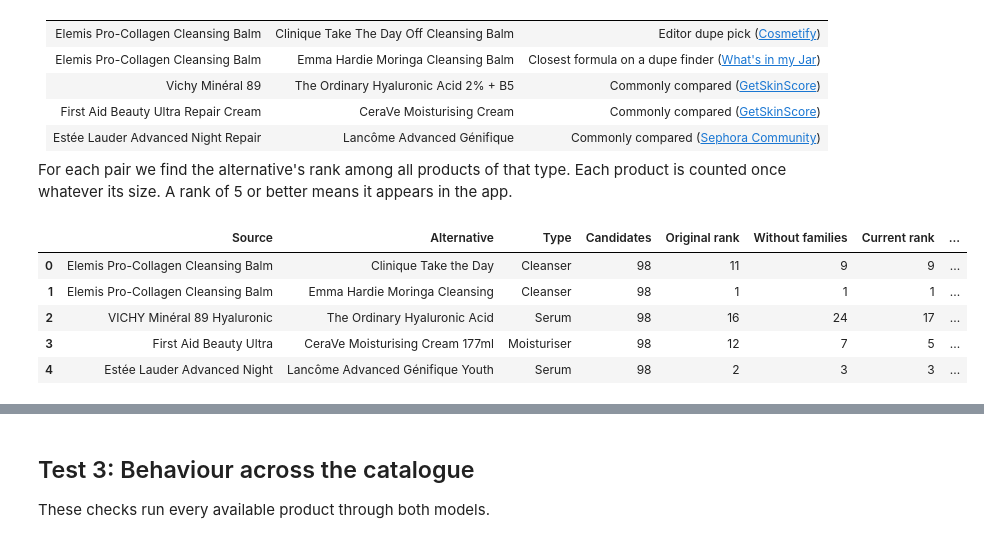
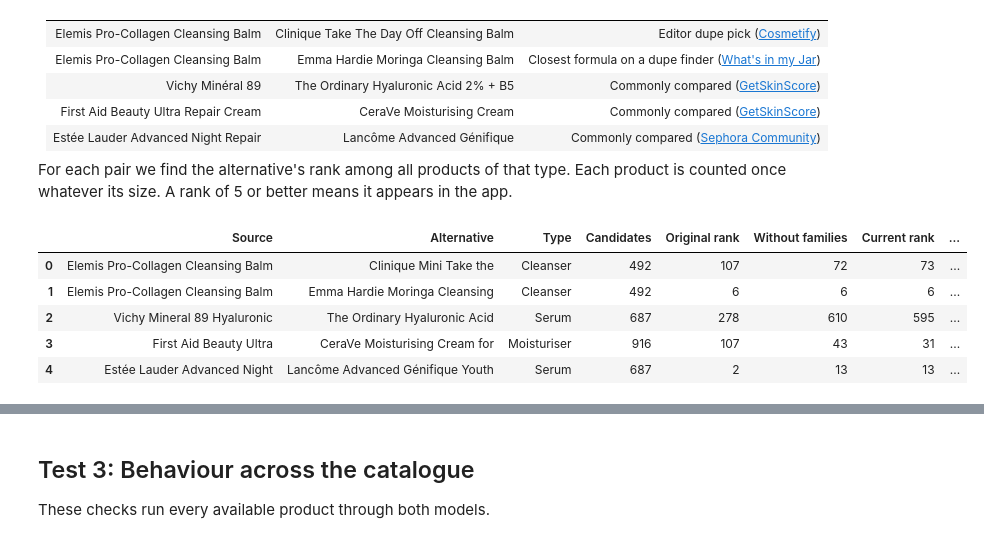
Before and after one commit to marykinya/skincare_recommendation, a Jupyter notebook: notebooks/evaluation.ipynb, the cells around one changed output, grey strips where cells are left out. Drawn from its saved outputs; the diff is of its cells as text; code cells hidden in the pictures.

Commit message:
Clean scraped data, fix encoding and brands, hide bundles, light theme, rerun evaluation

```diff
--- a/notebooks/evaluation.ipynb
+++ b/notebooks/evaluation.ipynb
@@ -45,14 +45,22 @@ print(f'{len(df):,} available products across {len(TYPES)} product types')
 
 The original scoring code is reproduced here so both models run on the same data.
 # %%
-def legacy_ingredient_similarity(g, i):
+def legacy_matrix(g):
     def weighted_str(ingredients):
         parts = []
         for rank, ingr in enumerate(ingredients, start=1):
             parts.extend([str(ingr).strip()] * max(1, 6 - rank))
         return ' '.join(parts)
-    vectors = TfidfVectorizer().fit_transform(g['ingredients'].apply(weighted_str))
-    return cosine_similarity(vectors[i], vectors).flatten()
+    return cosine_similarity(TfidfVectorizer().fit_transform(g['ingredients'].apply(weighted_str)))
+
+
+# Similarity matrices are computed once per product type and reused
+SIM = {t: {'current': r.similarity_matrix(g), 'nofam': r.similarity_matrix(g, use_families=False),
+           'legacy': legacy_matrix(g)} for t, g in TYPES.items()}
+
+
+def legacy_ingredient_similarity(g, i):
+    return SIM[g['product_type'][0]]['legacy'][i]
 
 
 def legacy_scores(g, i):
@@ -72,8 +80,12 @@ def legacy_recommend(g, i, top_n=5, threshold=0.1):
     return g.iloc[picks]
 
 
+def current_sim(g, i, use_families=True):
+    return SIM[g['product_type'][0]]['current' if use_families else 'nofam'][i]
+
+
 def current_scores(g, i, cheaper_only=False, use_families=True):
-    sim = r.ingredient_similarity(g, i, use_families=use_families)
+    sim = current_sim(g, i, use_families)
     prices = pd.to_numeric(g['display_price'], errors='coerce')
     price = r.price_scores(prices, prices.iloc[i], cheaper_only)
     rating = r.rating_scores(pd.to_numeric(g['product_rating'], errors='coerce'))
@@ -117,9 +129,9 @@ def variant_ranks(similarity_fn):
     return np.array(ranks), np.mean(rand_hit1), np.mean(rand_hit5)
 
 
-cur_ranks, rand1, rand5 = variant_ranks(r.ingredient_similarity)
+cur_ranks, rand1, rand5 = variant_ranks(current_sim)
 old_ranks, _, _ = variant_ranks(legacy_ingredient_similarity)
-nofam_ranks, _, _ = variant_ranks(lambda g, i: r.ingredient_similarity(g, i, use_families=False))
+nofam_ranks, _, _ = variant_ranks(lambda g, i: current_sim(g, i, use_families=False))
 
 def summarise(ranks):
     return {'Hit@1': (ranks == 1).mean(), 'Hit@5': (ranks <= 5).mean(), 'MRR': (1 / ranks).mean()}
@@ -189,11 +203,11 @@ For each pair we find the alternative's rank among all products of that type. Ea
 # %%
 # Product IDs, so the test keeps working when the pipeline renames products
 PAIRS = [
-    ('10757840', '12076052'),  # Elemis Pro-Collagen Cleansing Balm -> Clinique Take The Day Off Balm
-    ('10757840', '11255285'),  # Elemis Pro-Collagen Cleansing Balm -> Emma Hardie Moringa Balm
-    ('11499284', '12243647'),  # Vichy Minéral 89 -> The Ordinary Hyaluronic Acid 2% + B5
-    ('11054496', '11798693'),  # First Aid Beauty Ultra Repair Cream -> CeraVe Moisturising Cream
-    ('11141115', '12218773'),  # Estée Lauder Advanced Night Repair -> Lancôme Advanced Génifique
+    ('14940276', '12076052'),  # Elemis Pro-Collagen Cleansing Balm -> Clinique Take The Day Off Balm
+    ('14940276', '11255285'),  # Elemis Pro-Collagen Cleansing Balm -> Emma Hardie Moringa Balm
+    ('11499284', '15061690'),  # Vichy Minéral 89 -> The Ordinary Hyaluronic Acid 2% + B5
+    ('11054488', '11798693'),  # First Aid Beauty Ultra Repair Cream -> CeraVe Moisturising Cream
+    ('12663747', '12218773'),  # Estée Lauder Advanced Night Repair -> Lancôme Advanced Génifique
 ]
 
 
@@ -208,39 +222,39 @@ def rank_of(g, i, j, scores):
 rows = []
 for src, tgt in PAIRS:
     ptype = df.loc[df['product_id'] == src, 'product_type'].iloc[0]
     g = TYPES[ptype]
     i = g.index[g['product_id'] == src][0]
     j = g.index[g['product_id'] == tgt][0]
     cur, n = rank_of(g, i, j, current_scores(g, i))
     nofam, _ = rank_of(g, i, j, current_scores(g, i, use_families=False))
     old, _ = rank_of(g, i, j, legacy_scores(g, i))
     short = lambda name: ' '.join(name.split(' ')[:4])
     rows.append({
         'Source': short(g['product_name'][i]),
         'Alternative': short(g['product_name'][j]),
         'Type': ptype,
         'Candidates': n,
         'Original rank': old,
         'Without families': nofam,
         'Current rank': cur,
-        'Ingredient match': r.ingredient_similarity(g, i)[j],
+        'Ingredient match': current_sim(g, i)[j],
         'Price saving': 1 - g['display_price'][j] / g['display_price'][i],
     })
 
 test2 = pd.DataFrame(rows)
 test2['Random rank (expected)'] = (test2['Candidates'] + 1) / 2
 test2.assign(**{
     'Ingredient match': test2['Ingredient match'].map('{:.0%}'.format),
     'Price saving': test2['Price saving'].map('{:.0%}'.format),
     'Random rank (expected)': test2['Random rank (expected)'].round(0).astype(int),
 })
 # %% [output]
 |  | Source | Alternative | Type | Candidates | Original rank | Without families | Current rank | ... |
-| 0 | Elemis Pro-Collagen Cleansing Balm | Clinique Take the Day | Cleanser | 98 | 11 | 9 | 9 | ... |
-| 1 | Elemis Pro-Collagen Cleansing Balm | Emma Hardie Moringa Cleansing | Cleanser | 98 | 1 | 1 | 1 | ... |
-| 2 | VICHY Minéral 89 Hyaluronic | The Ordinary Hyaluronic Acid | Serum | 98 | 16 | 24 | 17 | ... |
-| 3 | First Aid Beauty Ultra | CeraVe Moisturising Cream 177ml | Moisturiser | 98 | 12 | 7 | 5 | ... |
-| 4 | Estée Lauder Advanced Night | Lancôme Advanced Génifique Youth | Serum | 98 | 2 | 3 | 3 | ... |
+| 0 | Elemis Pro-Collagen Cleansing Balm | Clinique Mini Take the | Cleanser | 492 | 107 | 72 | 73 | ... |
+| 1 | Elemis Pro-Collagen Cleansing Balm | Emma Hardie Moringa Cleansing | Cleanser | 492 | 6 | 6 | 6 | ... |
+| 2 | Vichy Mineral 89 Hyaluronic | The Ordinary Hyaluronic Acid | Serum | 687 | 278 | 610 | 595 | ... |
+| 3 | First Aid Beauty Ultra | CeraVe Moisturising Cream for | Moisturiser | 916 | 107 | 43 | 31 | ... |
+| 4 | Estée Lauder Advanced Night | Lancôme Advanced Génifique Youth | Serum | 687 | 2 | 13 | 13 | ... |
 # %%
 for col in ['Original rank', 'Without families', 'Current rank']:
     print(f"{col:18} median rank {test2[col].median():>4.0f}   in the top 5: {(test2[col] <= 5).sum()} of {len(test2)}")
```
Also changed, not shown: parts of 12 cells of this notebook, 14 other files.
